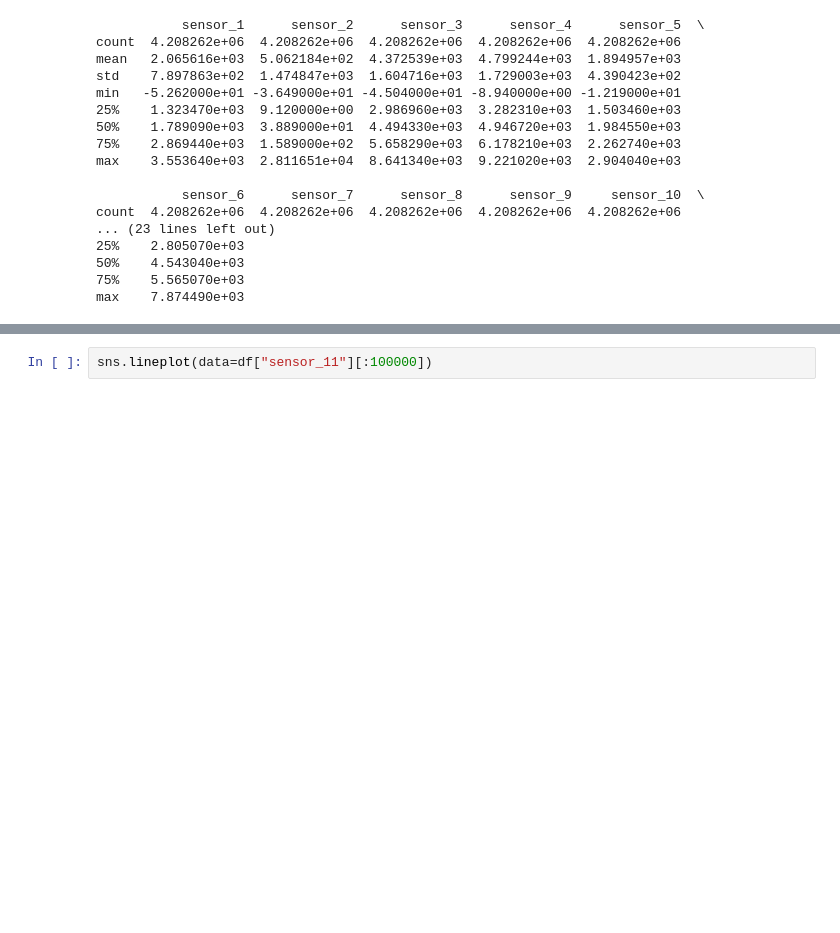
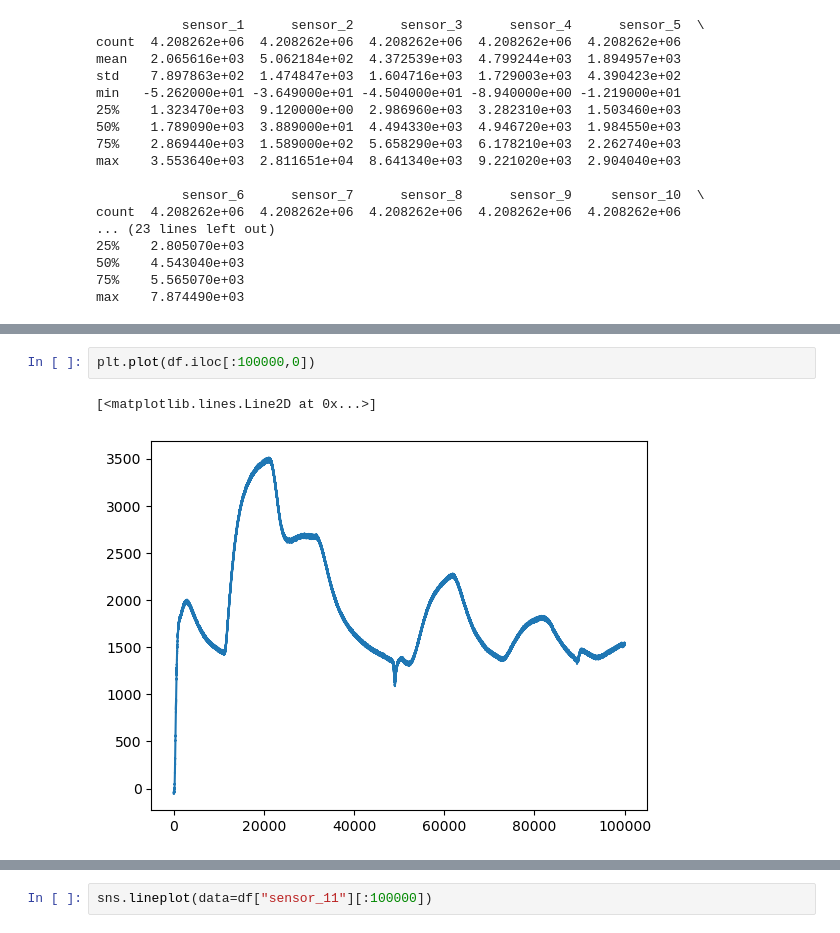
Before and after one commit to asu-cactus/DeepMapping-TS, a Jupyter notebook: notebooks/analyze.ipynb, the cells around one changed output, grey strips where cells are left out. Saved outputs shown, nothing was run; the diff lists cells and outputs as text; blank space fills up the shorter version.

```diff
--- a/notebooks/analyze.ipynb
+++ b/notebooks/analyze.ipynb
@@ -56,0 +127,5 @@ max    7.874490e+03
+# %%
+plt.plot(df.iloc[:100000,0])
+# %% [output]
+[<matplotlib.lines.Line2D at 0x...>]
+[figure, added]
```
Also changed, not shown: parts of 20 cells of this notebook, 5 other files.
